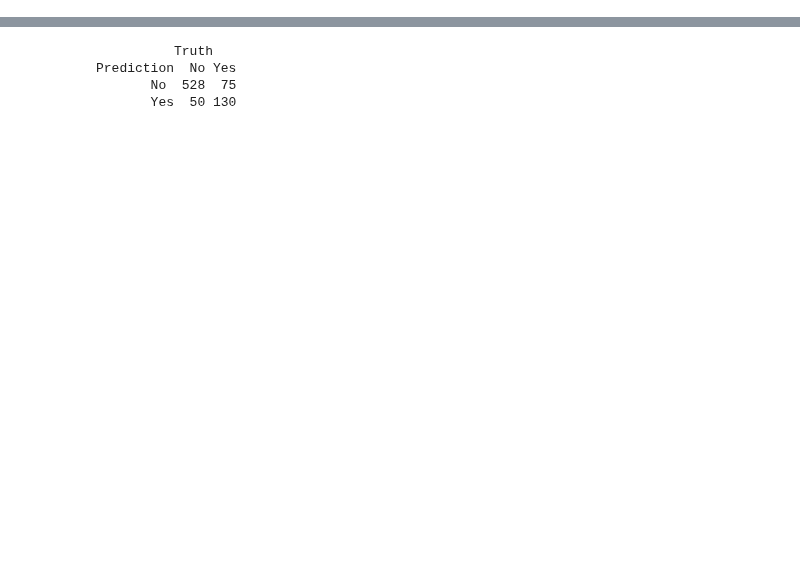
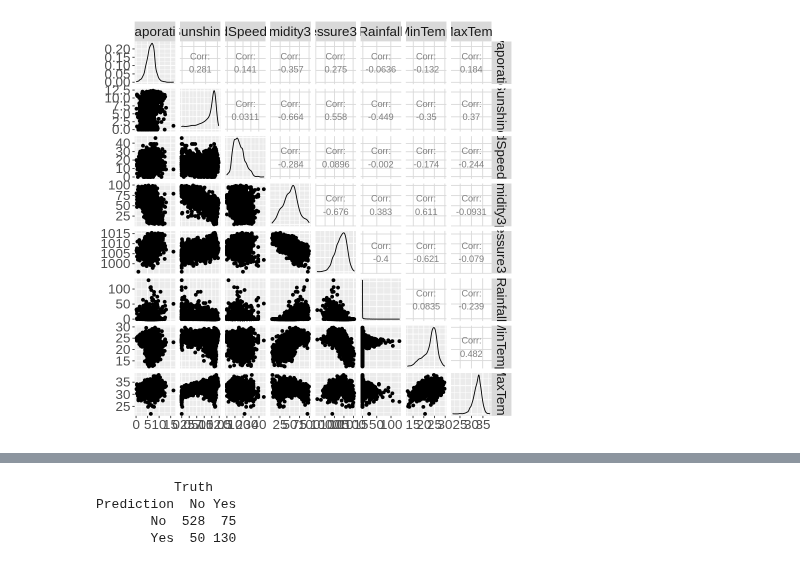
Before and after one commit to DylanqrH/rain, a Jupyter notebook: clasification.ipynb, the cells around one changed output, grey strips where cells are left out. Drawn from its saved outputs; the diff is of its cells as text; code cells hidden in the pictures; blank space fills up the shorter version.

```diff
--- a/clasification.ipynb
+++ b/clasification.ipynb
@@ -85,3 +111,12 @@ A tibble: 6 × 9
+# %%
+Predictors <- weather_train %>%
+              select(-RainTomorrow)
+Weather_paired <- Predictors %>%
+        ggpairs() +
+        theme(text = element_text(size = 20))
+Weather_paired
+# %% [output]
+[figure, added]
 # %%
 set.seed(1234)
 options(rear.plot.width = 10, repr.plot.width = 10)
```
Also changed, not shown: parts of 6 cells of this notebook.
